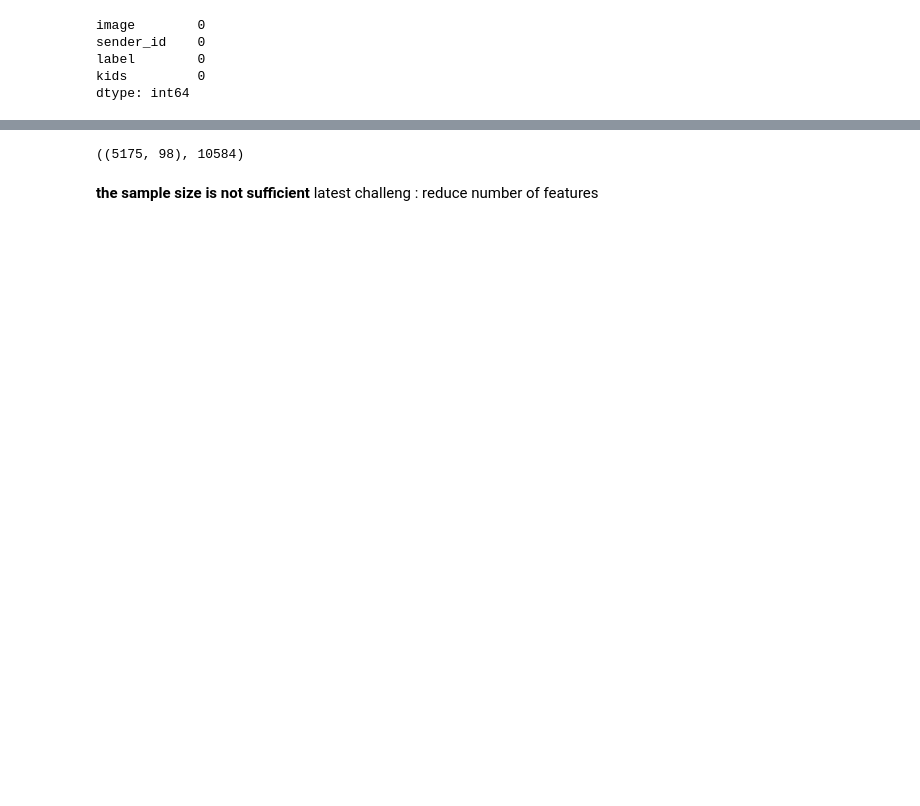
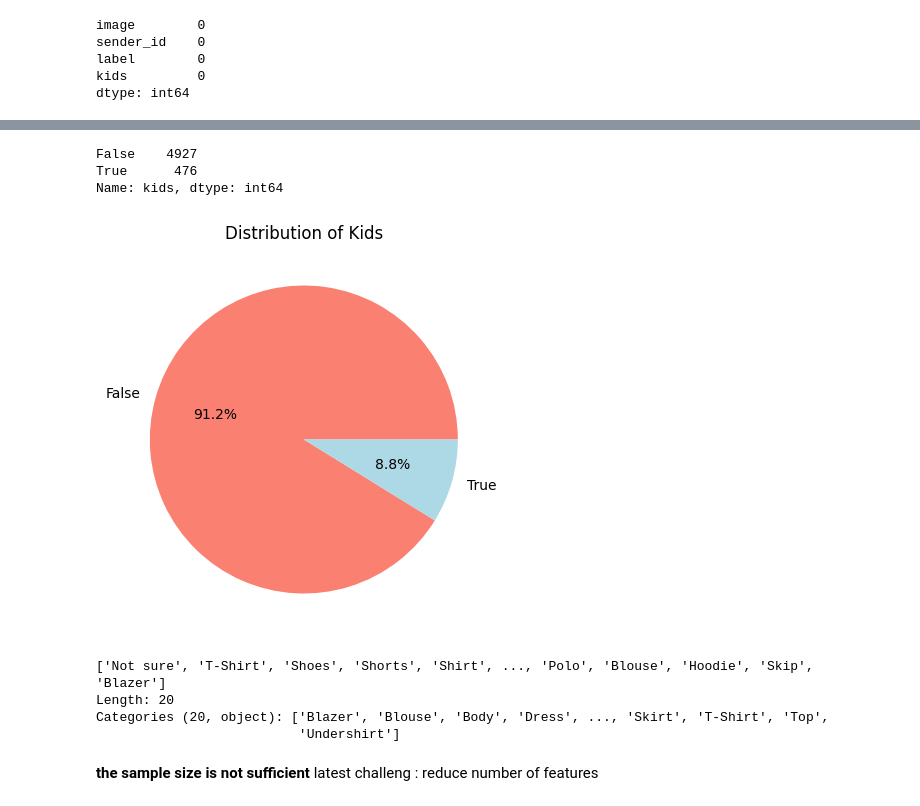
Before and after one commit to SeffySnow/styleSmart, a Jupyter notebook: main.ipynb, the cells around one changed output, grey strips where cells are left out. Drawn from its saved outputs; the diff is of its cells as text; code cells hidden in the pictures; blank space fills up the shorter version.

```diff
--- a/main.ipynb
+++ b/main.ipynb
@@ -101,7 +85,0 @@ Index(['label_Blazer', 'label_Blouse', 'label_Body', 'label_Dress',
-# %%
-# prompt: add dummies to df and delete label column
-
-import pandas as pd
-df = pd.concat([df, dummies], axis=1)
-df.drop(columns=["label"], inplace=True)
-df.head()
@@ -136,7 +138,31 @@ Index(['image', 'sender_id', 'kids', 'label_Blazer', 'label_Blouse',
-# %%
-df.shape, 98*(98+10)
-# %% [output]
-((5175, 98), 10584)
+# %%
+df['kids'].value_counts()
+# %% [output]
+False    4927
+True      476
+Name: kids, dtype: int64
+# %%
+
+
+# Get the data
+kids_counts = df['kids'].value_counts()
+
+
+
+# Create the pie chart
+plt.figure(figsize=(5, 5))
+plt.pie(kids_counts, labels=kids_counts.index, autopct='%1.1f%%', colors=["salmon", "lightblue"])
+plt.title('Distribution of Kids')
+plt.show()
+# %% [output]
+[figure, added]
+# %%
+images_without_na["label"].unique()
+# %% [output]
+['Not sure', 'T-Shirt', 'Shoes', 'Shorts', 'Shirt', ..., 'Polo', 'Blouse', 'Hoodie', 'Skip', 'Blazer']
+Length: 20
+Categories (20, object): ['Blazer', 'Blouse', 'Body', 'Dress', ..., 'Skirt', 'T-Shirt', 'Top',
+                          'Undershirt']
 # %% [markdown]
 **the sample size is not sufficient**
 latest challeng : reduce number of features
```
Also changed, not shown: parts of 24 cells of this notebook.
